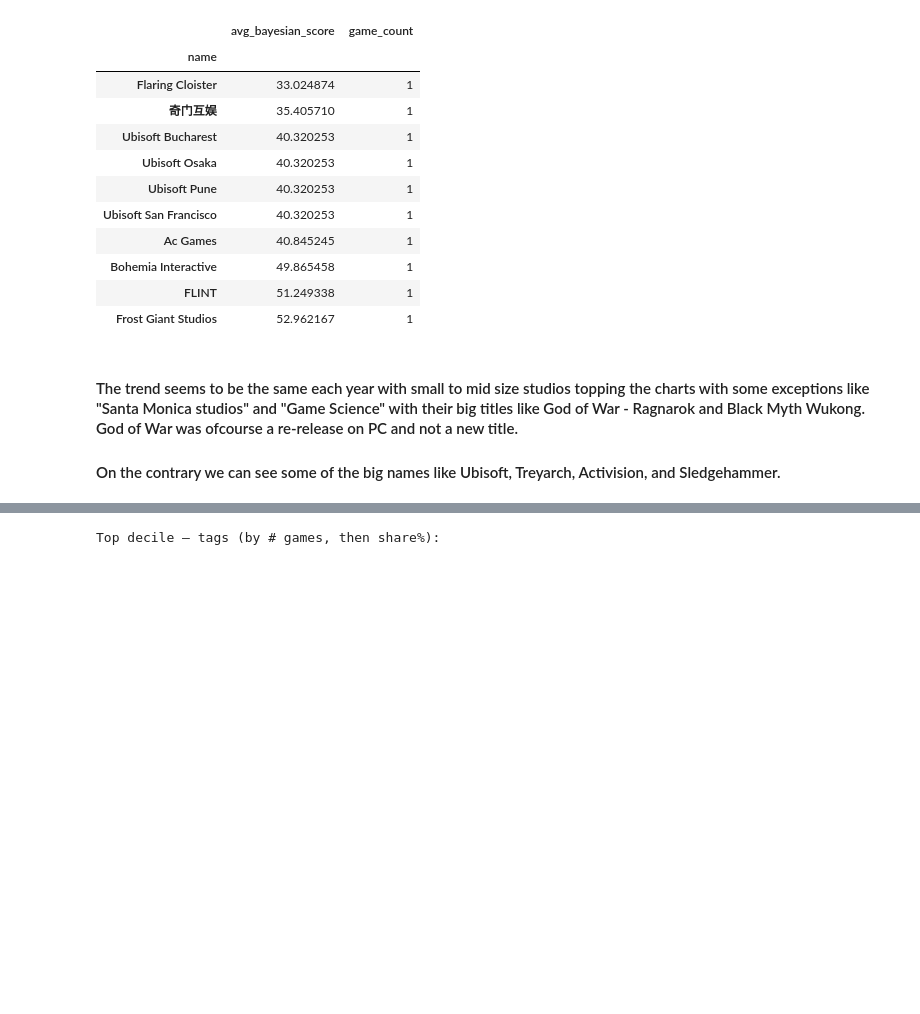
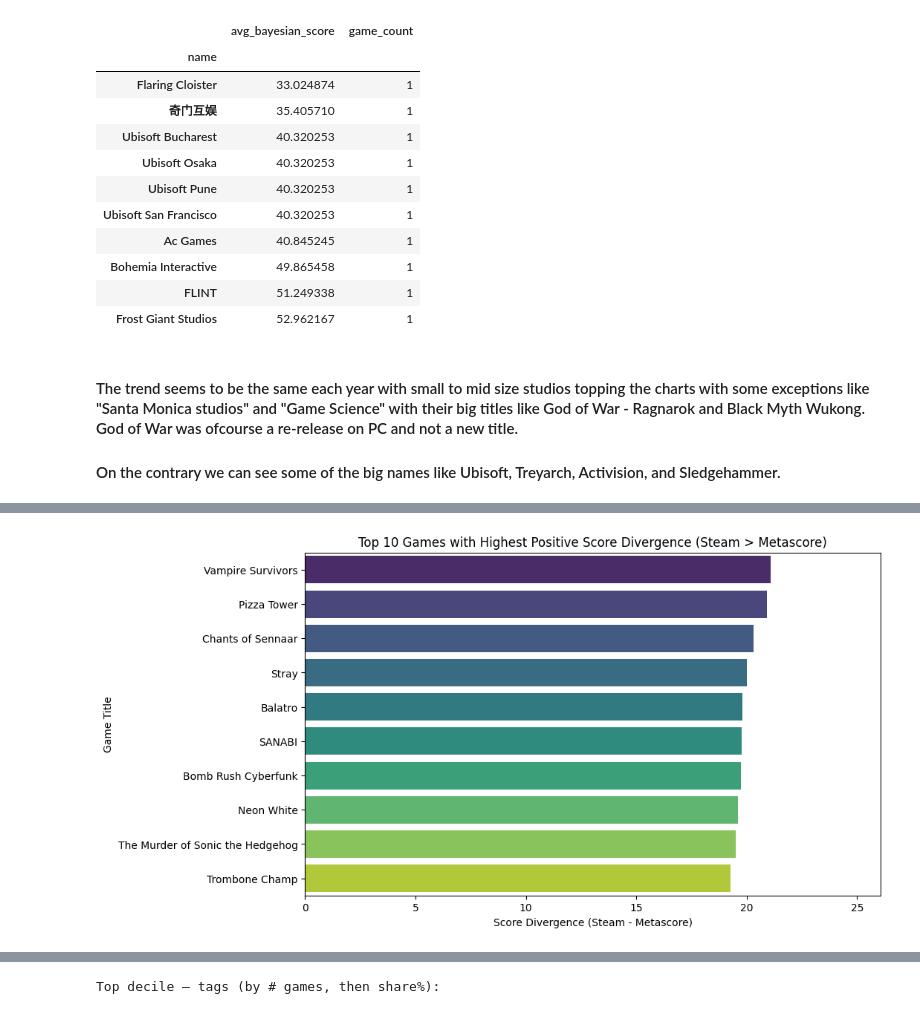
Before and after one commit to faraz1272/steam-discount-forecast, a Jupyter notebook: notebooks/EDA_Experimentation.ipynb, the cells around one changed output, grey strips where cells are left out. Saved outputs shown, nothing was run; the diff lists cells and outputs as text; code cells hidden in the pictures; blank space fills up the shorter version.

```diff
--- a/notebooks/EDA_Experimentation.ipynb
+++ b/notebooks/EDA_Experimentation.ipynb
@@ -708,0 +757,13 @@ bottom_developers_2024
+# %%
+# plot of top 10 games with highest positive divergence (Steam score much higher than Metascore)
+
+top_positive_divergence = merged_reviews.nlargest(10, 'score_divergence')
+plt.figure(figsize=(10, 6))
+sns.barplot(data=top_positive_divergence, y='title_steam', x='score_divergence', palette='viridis')
+plt.title('Top 10 Games with Highest Positive Score Divergence (Steam > Metascore)')
+plt.xlabel('Score Divergence (Steam - Metascore)')
+plt.ylabel('Game Title')
+plt.xlim(0, top_positive_divergence['score_divergence'].max() + 5)
+plt.show()
+# %% [output]
+[figure, added]
```
Also changed, not shown: parts of 25 cells of this notebook, 1 other file.
